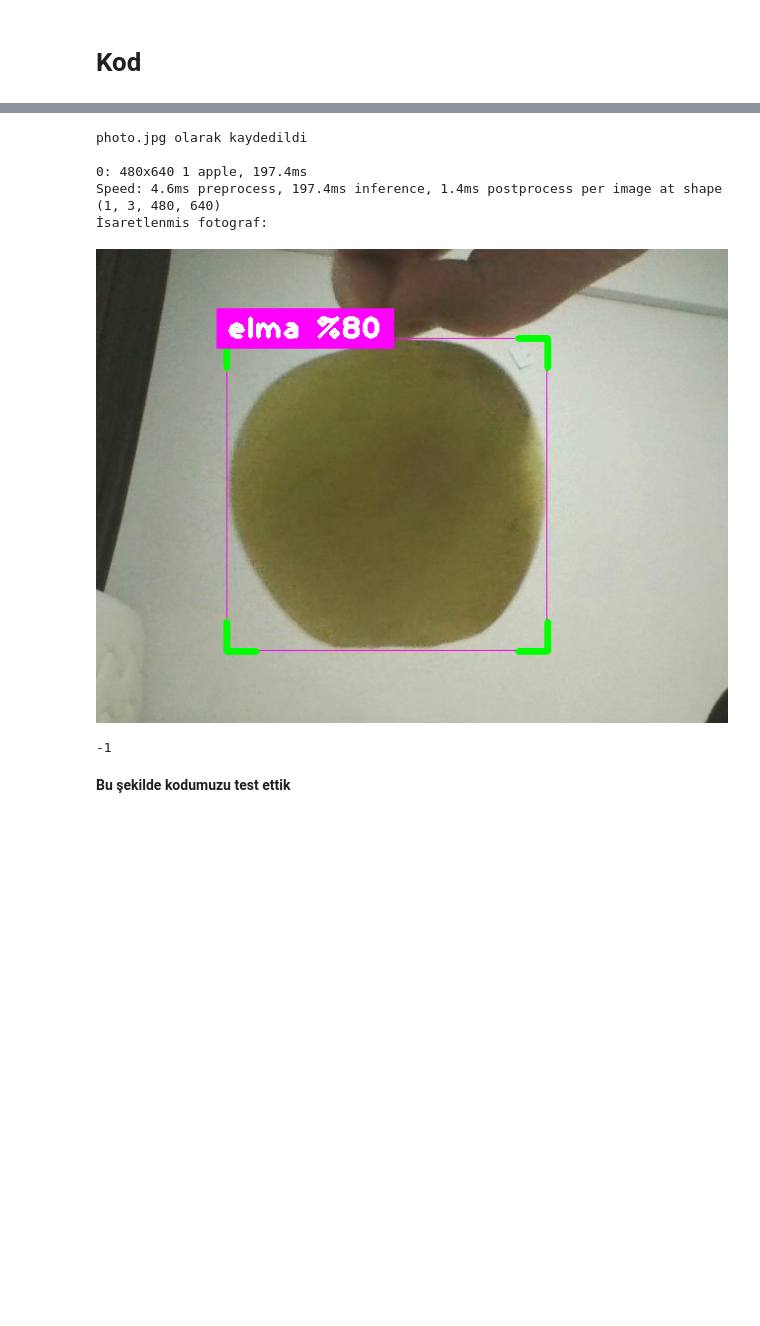
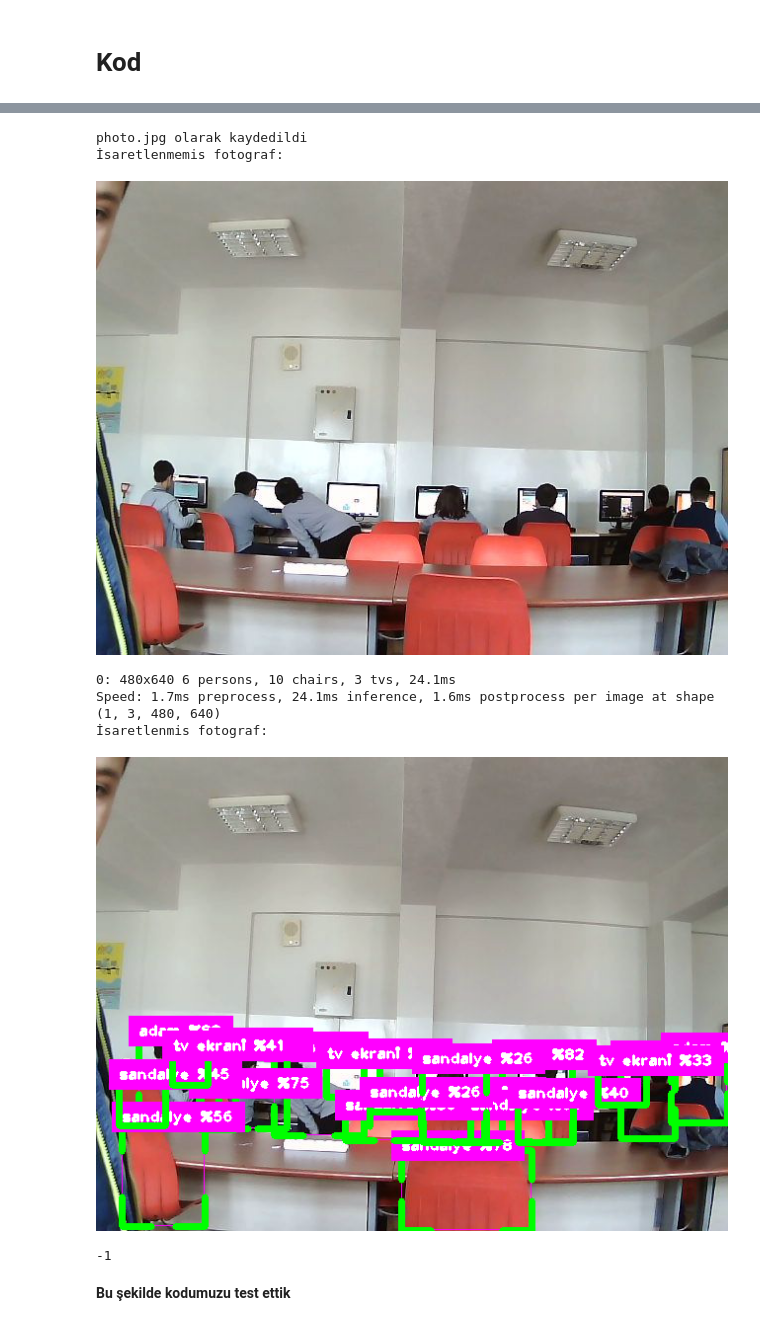
Before and after one commit to AhmetEsatKAYA/Yolo-ile-nesne-tanima, a Jupyter notebook: yolo.ipynb, the cells around one changed output, grey strips where cells are left out. Cells and saved outputs as stored; diff of their text form; code cells hidden in the pictures; blank space fills up the shorter version.

```diff
--- a/yolo.ipynb
+++ b/yolo.ipynb
@@ -82,6 +80,8 @@ def take_photo(filename='photo.jpg', quality=0.8):
 try:
   filename = take_photo()
   print('{} olarak kaydedildi'.format(filename))
+  print("İsaretlenmemis fotograf:")
+  display(Image(filename))
 except Exception as err:
   # Hata durumunda
   print(str(err))
@@ -89,43 +89,44 @@ except Exception as err:
 cap = cv2.VideoCapture('photo.jpg')
 cap.set(cv2.CAP_PROP_FRAME_WIDTH, 1280)
 cap.set(cv2.CAP_PROP_FRAME_HEIGHT, 720)
 
 model = YOLO('../YOLO Weights/yolov8n.pt')
 
-classNames = ["insan", "bisiklet", "araba", "motosiklet", "ucak", "otobüs", "tren", "kamyon", "bot", "trafik isigi", "yangin muslugu",
-               "dur", "parkmetre","bank", "kus","kedi","kopek","at","koyun","inek","fil","ayi","zebra","zürafa",
+classNames = ["adam", "bisiklet", "araba", "motosiklet", "ucak", "otobüs", "tren", "kamyon", "bot", "trafik isigi", "yangin muslugu",
+               "dur", "parkmetre","bank", "kus","kedi","kopek","at","koyun","inek","fil","ayi","zebra","zurafa",
                "sirt canta", "semsiye", "el canta", "krafat", "bavul", "bumerang", "kayak", "kayak tahtasi", "top", "ucurtma", "beyzbol sopasi",
                "beyzbol eldiveni", "kaykay", "sorf tahtasi", "tenis raketi", "sise", "haram", "fincan", "catal", "bicak", "kasik", "kase", "muz",
                "elma", "sandvic", "portakal", "brokoli", "havuc", "sosisli sandvic", "pizza", "donut", "kek", "sandalye", "kanepe", "saksi bitki", "yatak",
-               "yemek masasi", "tuvalet", "tv monitorü", "dizüstü bilgisayar", "fare", "uzaktan kumanda", "klavye", "cep telefonu", "mikrodalga", "firin", "ekmek kizartma makinesi",
+               "masa", "tuvalet", "tv ekrani", "laptop", "fare", "uzaktan kumanda", "klavye", "cep telefonu", "mikrodalga", "firin", "ekmek kizartma makinesi",
                "lavabo", "buzdolabi", "kitap", "saat", "vazo", "makas", "oyuncak ayi", "sac kurutma makinesi", "dis fircasi"]
 
 success, img = cap.read()
 results = model(img, stream=True)
 
 for r in results:
     boxes = r.boxes
     for box in boxes:
         x1, y1, x2, y2 = box.xyxy[0]
         x1, y1, x2, y2 = int(x1), int(y1), int(x2), int(y2)
         w, h = x2-x1, y2-y1
         cvzone.cornerRect(img, (x1, y1, w, h))
         conf = math.ceil((box.conf[0]*100))
         cls = box.cls[0]
         name = classNames[int(cls)]
-        cvzone.putTextRect(img, f'{name} '"%"f'{conf}', (max(0,x1), max(35,y1)), scale = 2)
+        cvzone.putTextRect(img, f'{name} '"%"f'{conf}', (max(0,x1), max(35,y1)), scale = 1, thickness = 2)
 print("İsaretlenmis fotograf:")
 cv2_imshow(img)
 cv2.waitKey(1)
 # %% [output]
 [interactive output not drawn]
 photo.jpg olarak kaydedildi
-
-0: 480x640 1 apple, 197.4ms
-Speed: 4.6ms preprocess, 197.4ms inference, 1.4ms postprocess per image at shape (1, 3, 480, 640)
-İsaretlenmis fotograf:
+İsaretlenmemis fotograf:
-[figure, old version]
+[figure, new version]
--1
+0: 480x640 6 persons, 10 chairs, 3 tvs, 24.1ms
+Speed: 1.7ms preprocess, 24.1ms inference, 1.6ms postprocess per image at shape (1, 3, 480, 640)
+İsaretlenmis fotograf:
+[figure, added]
+-1
 # %% [markdown]
 **Bu şekilde kodumuzu test ettik**
 # %% [markdown]
```
Also changed, not shown: parts of 2 cells of this notebook.
